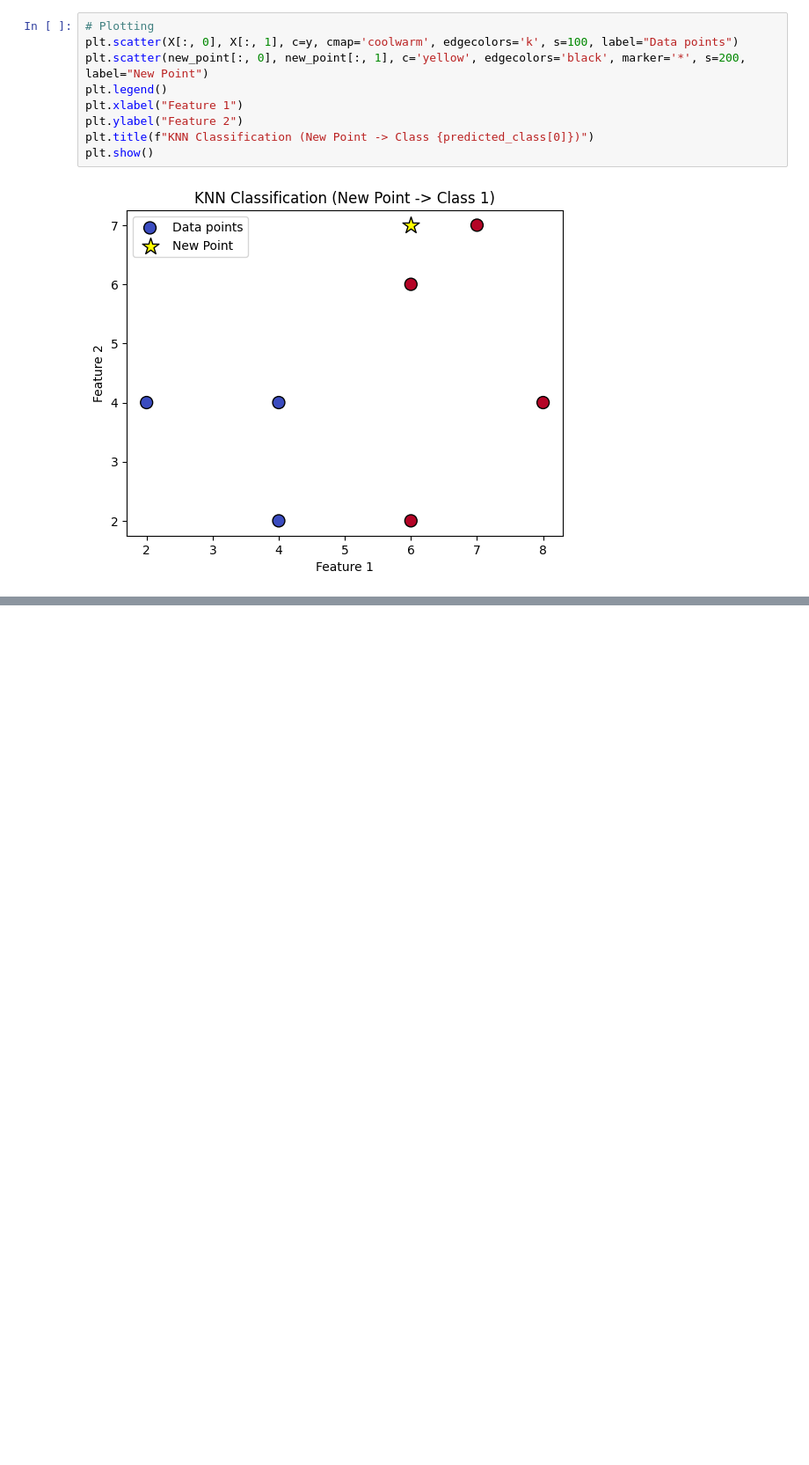
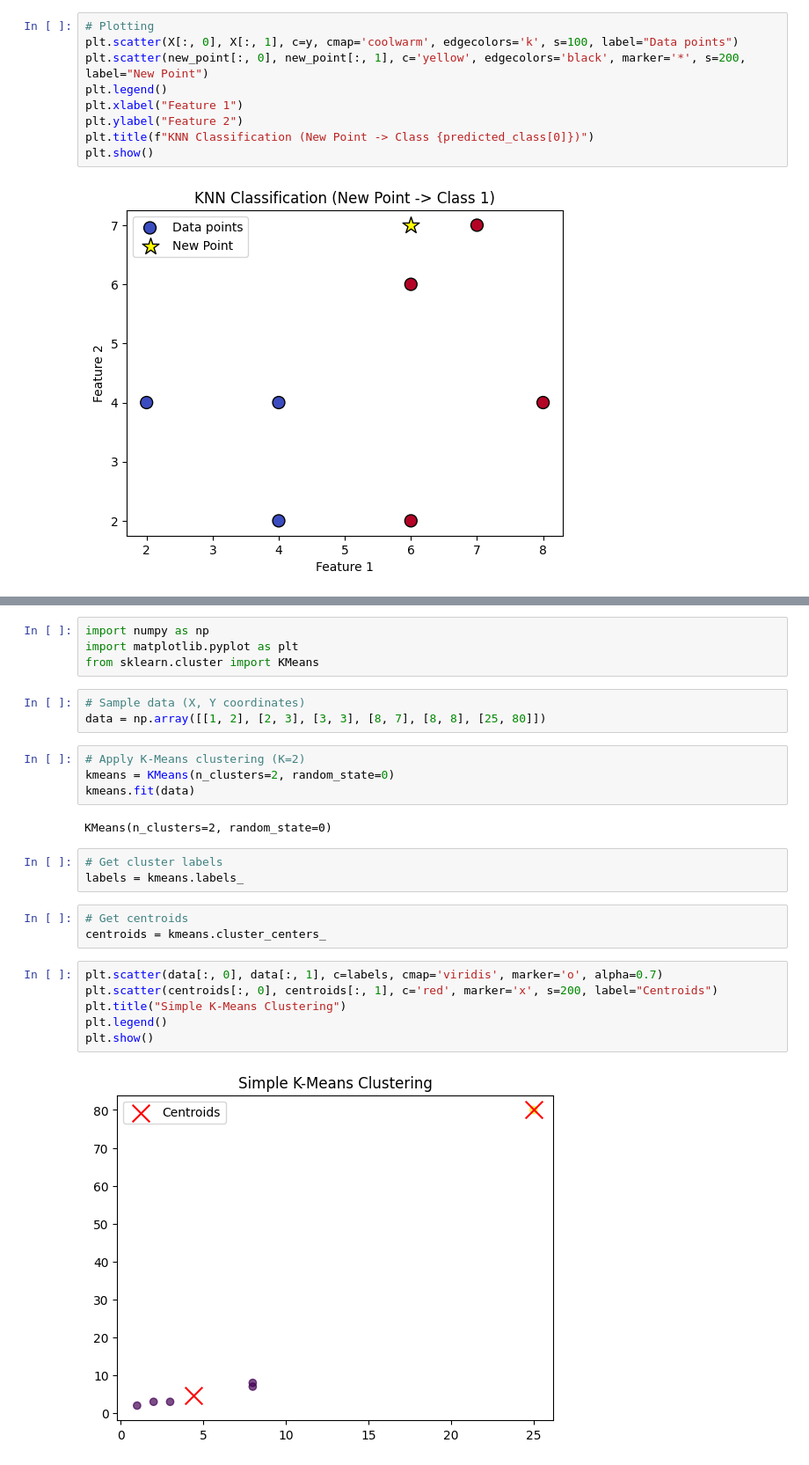
Before and after one commit to PratikshaShelke24/data-science, a Jupyter notebook: unsuperviesd.ipynb, the cells around one changed output, grey strips where cells are left out. Shown at 88% size. Saved outputs shown, nothing was run; the diff lists cells and outputs as text; blank space fills up the shorter version.

```diff
--- a/unsuperviesd.ipynb
+++ b/unsuperviesd.ipynb
@@ -75,0 +78,27 @@ plt.show()
+# %%
+import numpy as np
+import matplotlib.pyplot as plt
+from sklearn.cluster import KMeans
+# %%
+# Sample data (X, Y coordinates)
+data = np.array([[1, 2], [2, 3], [3, 3], [8, 7], [8, 8], [25, 80]])
+# %%
+# Apply K-Means clustering (K=2)
+kmeans = KMeans(n_clusters=2, random_state=0)
+kmeans.fit(data)
+# %% [output]
+KMeans(n_clusters=2, random_state=0)
+# %%
+# Get cluster labels
+labels = kmeans.labels_
+# %%
+# Get centroids
+centroids = kmeans.cluster_centers_
+# %%
+plt.scatter(data[:, 0], data[:, 1], c=labels, cmap='viridis', marker='o', alpha=0.7)
+plt.scatter(centroids[:, 0], centroids[:, 1], c='red', marker='x', s=200, label="Centroids")
+plt.title("Simple K-Means Clustering")
+plt.legend()
+plt.show()
+# %% [output]
+[figure, added]
```
Also changed, not shown: parts of 1 cell of this notebook.
